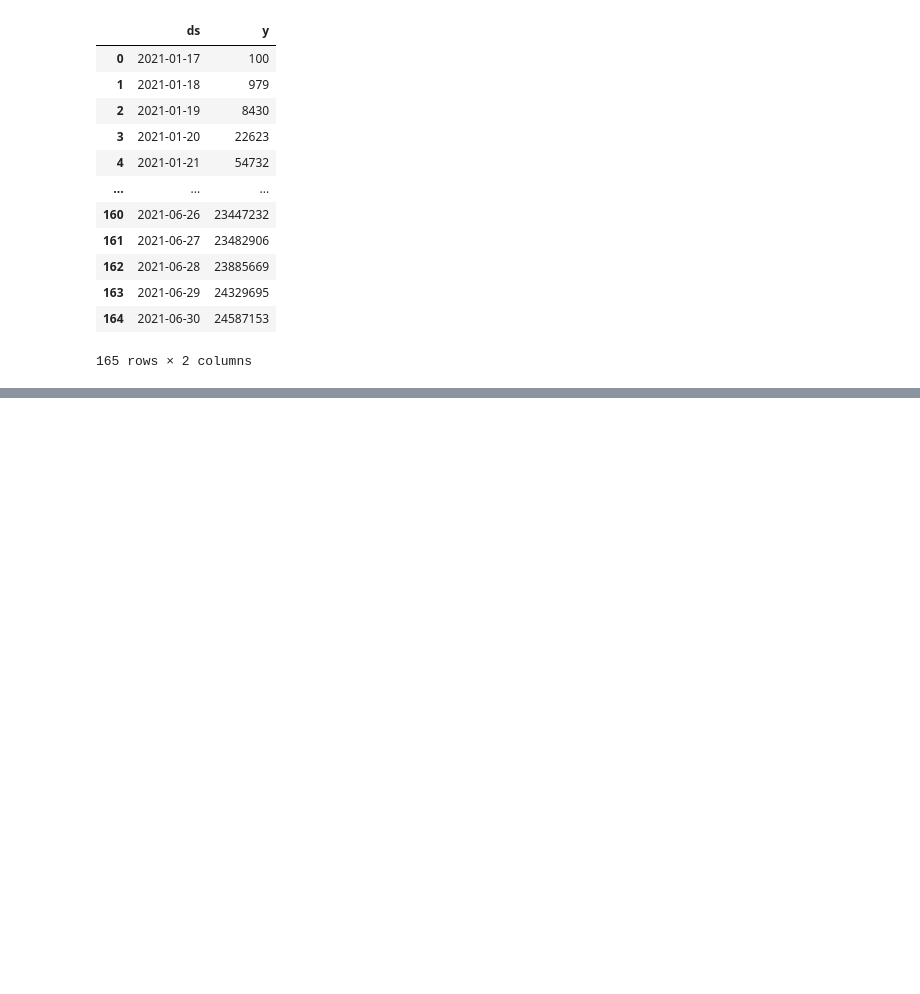
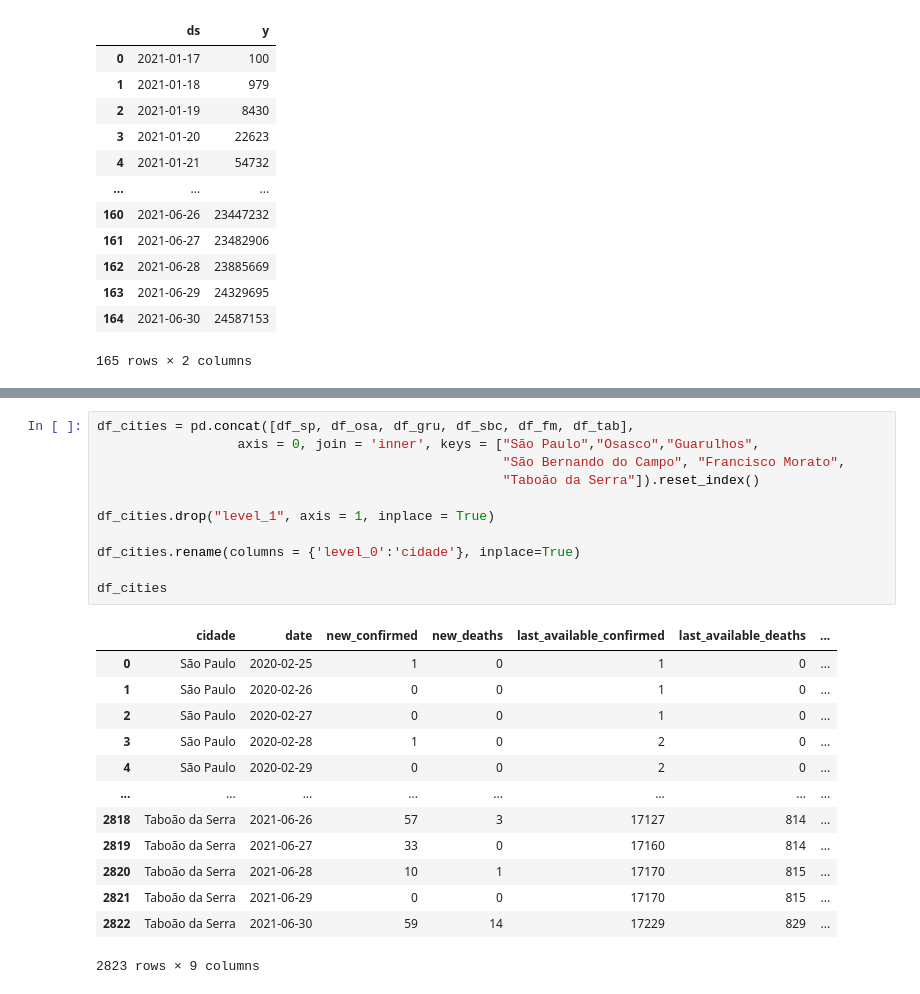
Before and after one commit to RPGraciotti/BootCampAlura, a Jupyter notebook: Projeto_modulo_3/rascunho_2.ipynb, the cells around one changed output, grey strips where cells are left out. Drawn from its saved outputs; the diff is of its cells as text; blank space fills up the shorter version.

```diff
--- a/Projeto_modulo_3/rascunho_2.ipynb
+++ b/Projeto_modulo_3/rascunho_2.ipynb
@@ -570,0 +221,25 @@ INFO:fbprophet:Disabling daily seasonality. Run prophet with daily_seasonality=T
+# %%
+df_cities = pd.concat([df_sp, df_osa, df_gru, df_sbc, df_fm, df_tab],
+                  axis = 0, join = 'inner', keys = ["São Paulo","Osasco","Guarulhos",
+                                                    "São Bernando do Campo", "Francisco Morato",
+                                                    "Taboão da Serra"]).reset_index()
+
+df_cities.drop("level_1", axis = 1, inplace = True)
+
+df_cities.rename(columns = {'level_0':'cidade'}, inplace=True)
+
+df_cities
+# %% [output]
+|  | cidade | date | new_confirmed | new_deaths | last_available_confirmed | last_available_deaths | ... |
+| 0 | São Paulo | 2020-02-25 | 1 | 0 | 1 | 0 | ... |
+| 1 | São Paulo | 2020-02-26 | 0 | 0 | 1 | 0 | ... |
+| 2 | São Paulo | 2020-02-27 | 0 | 0 | 1 | 0 | ... |
+| 3 | São Paulo | 2020-02-28 | 1 | 0 | 2 | 0 | ... |
+| 4 | São Paulo | 2020-02-29 | 0 | 0 | 2 | 0 | ... |
+| ... | ... | ... | ... | ... | ... | ... | ... |
+| 2818 | Taboão da Serra | 2021-06-26 | 57 | 3 | 17127 | 814 | ... |
+| 2819 | Taboão da Serra | 2021-06-27 | 33 | 0 | 17160 | 814 | ... |
+| 2820 | Taboão da Serra | 2021-06-28 | 10 | 1 | 17170 | 815 | ... |
+| 2821 | Taboão da Serra | 2021-06-29 | 0 | 0 | 17170 | 815 | ... |
+| 2822 | Taboão da Serra | 2021-06-30 | 59 | 14 | 17229 | 829 | ... |
+2823 rows × 9 columns
```
Also changed, not shown: parts of 71 cells of this notebook.
